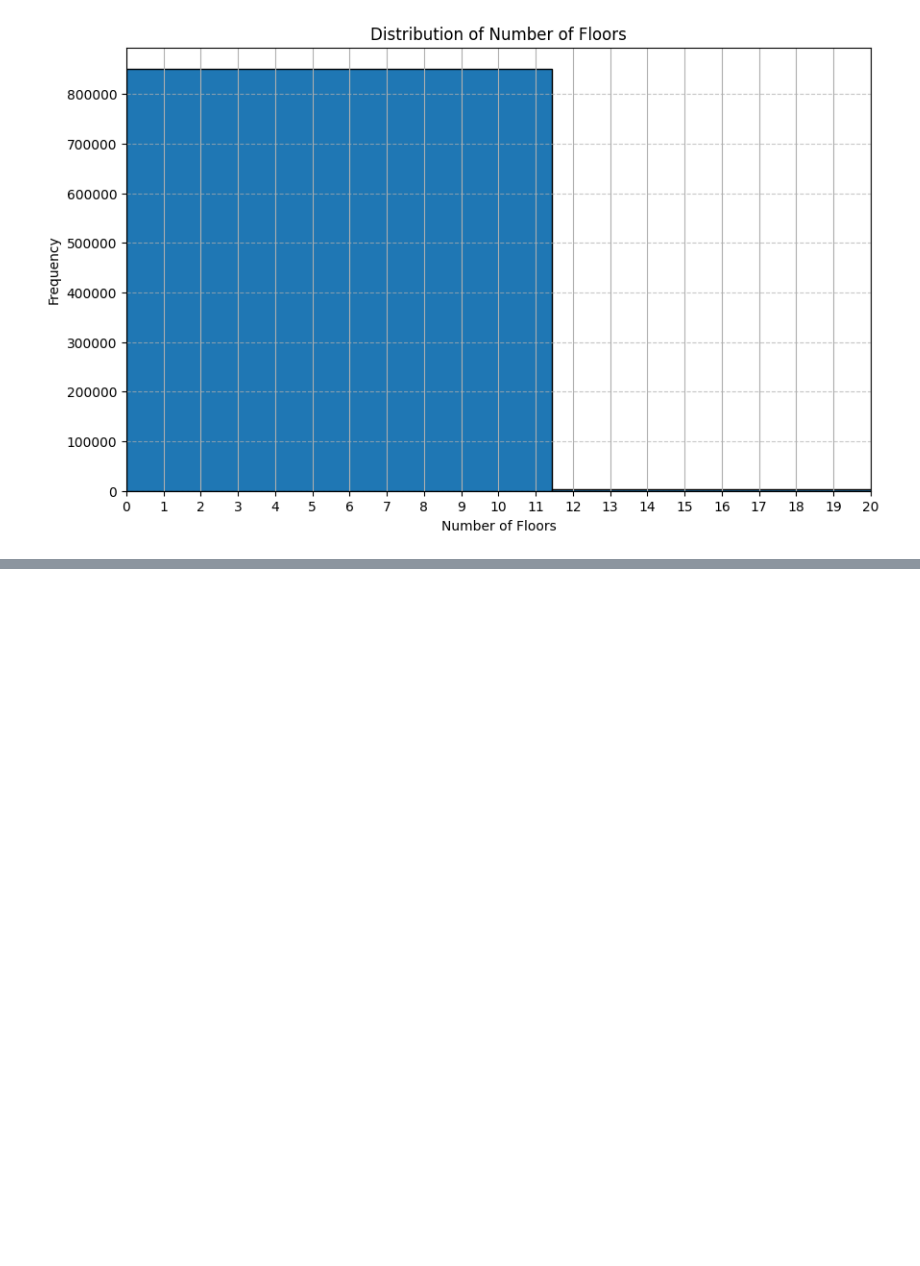
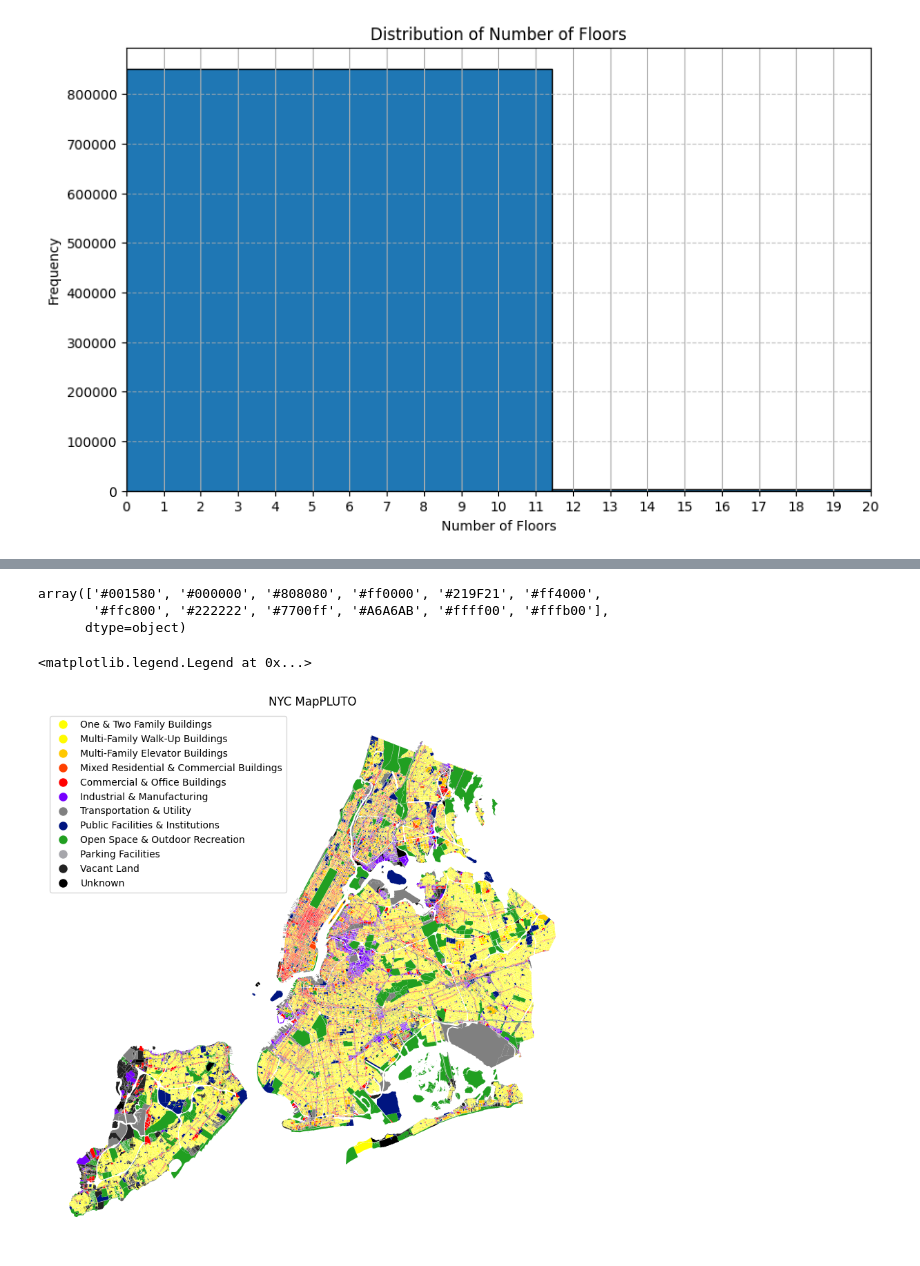
Before and after one commit to alinetheo95/cdp-mapping-systems, a Jupyter notebook: 01-vector-data-apis.ipynb, the cells around one changed output, grey strips where cells are left out. Saved outputs shown, nothing was run; the diff lists cells and outputs as text; code cells hidden in the pictures; blank space fills up the shorter version.

```diff
--- a/01-vector-data-apis.ipynb
+++ b/01-vector-data-apis.ipynb
@@ -265,0 +278,17 @@ pyg.walk(pluto_non_spatial)
+# %%
+cmap = {
+    "One & Two Family Buildings": "#ffff00",
+    "Multi-Family Walk-Up Buildings": "#fffb00",
+    "Multi-Family Elevator Buildings": "#ffc800",
+    "Mixed Residential & Commercial Buildings": "#ff4000",
+    "Commercial & Office Buildings": "#ff0000",
+    "Industrial & Manufacturing": "#7700ff",
+    "Transportation & Utility": "#808080",
+    "Public Facilities & Institutions": "#001580",
+    "Open Space & Outdoor Recreation": "#219F21",
+    "Parking Facilities": "#A6A6AB",
+    "Vacant Land": "#222222",
+    "Unknown": "#000000",
+}
+# %%
+pluto.fillna({"LandUse": "Unknown"}, inplace=True)
@@ -265,0 +306,28 @@ pyg.walk(pluto_non_spatial)
+# %%
+# here we make a new column called "color" that maps the LandUse values to colors
+pluto["color"] = pluto["LandUse"].map(cmap)
+# %%
+pluto["color"].unique()
+# %% [output]
+array(['#001580', '#000000', '#808080', '#ff0000', '#219F21', '#ff4000',
+       '#ffc800', '#222222', '#7700ff', '#A6A6AB', '#ffff00', '#fffb00'],
+      dtype=object)
+# %%
+ax = pluto.plot(
+    color=pluto["color"],
+    figsize=(10, 10),
+    legend=True,
+).set_axis_off()
+plt.title("NYC MapPLUTO")
+
+
+# populate legend items based on dict from above
+legend_colors = [
+    Line2D([0], [0], marker="o", color="w", markerfacecolor=c, markersize=10)
+    for c in cmap.values()
+]
+labels = cmap.keys()
+plt.legend(legend_colors, labels, loc="upper left")
+# %% [output]
+<matplotlib.legend.Legend at 0x...>
+[figure, added]
```
Also changed, not shown: parts of 2 cells of this notebook.
